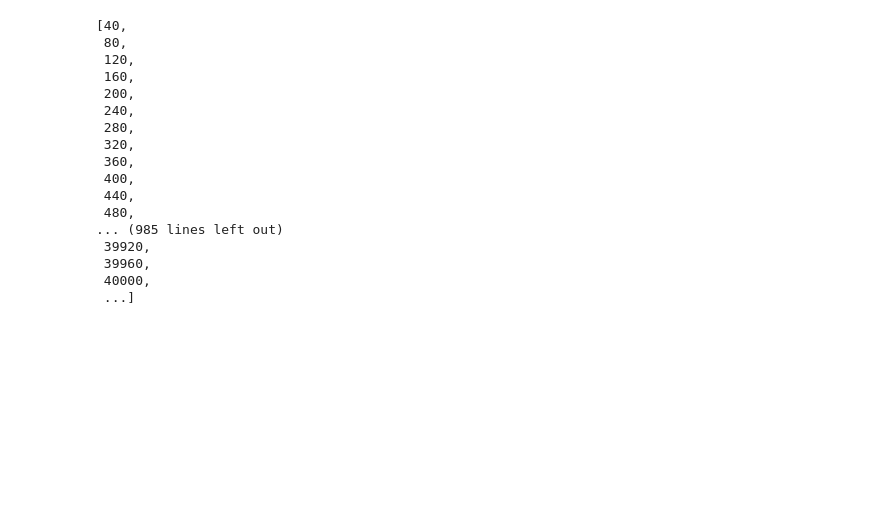
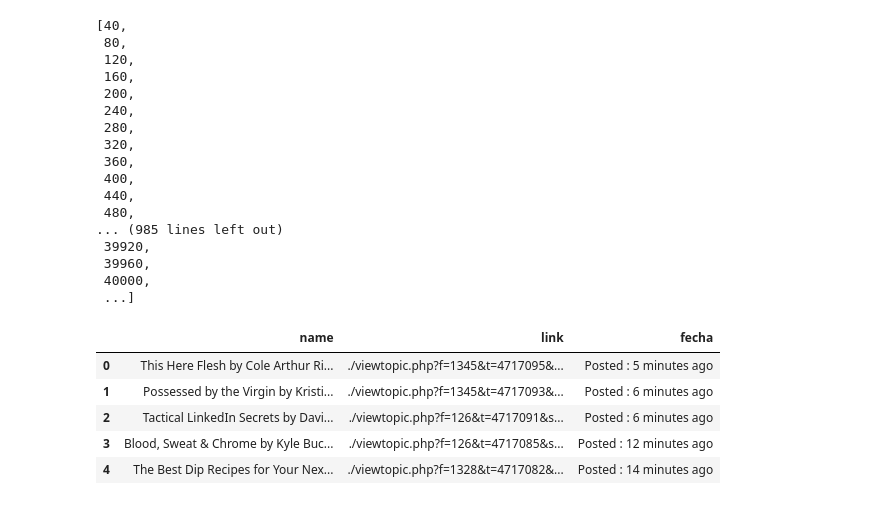
Before and after one commit to slarrain/Utils, a Jupyter notebook: mobilism/Mobilism Parser.ipynb, the cells around one changed output. Cells and saved outputs as stored; diff of their text form; code cells hidden in the pictures; blank space fills up the shorter version.

```diff
--- a/mobilism/Mobilism Parser.ipynb
+++ b/mobilism/Mobilism Parser.ipynb
@@ -149,0 +153,14 @@ list(range(5, 1125760, 40))
+# %%
+with open("listado_libros.json") as f:
+    d = json.load(f)
+# %%
+df = pd.DataFrame(d)
+# %%
+df.head()
+# %% [output]
+|  | name | link | fecha |
+| 0 | This Here Flesh by Cole Arthur Ri... | ./viewtopic.php?f=1345&t=4717095&... | Posted : 5 minutes ago |
+| 1 | Possessed by the Virgin by Kristi... | ./viewtopic.php?f=1345&t=4717093&... | Posted : 6 minutes ago |
+| 2 | Tactical LinkedIn Secrets by Davi... | ./viewtopic.php?f=126&t=4717091&s... | Posted : 6 minutes ago |
+| 3 | Blood, Sweat & Chrome by Kyle Buc... | ./viewtopic.php?f=126&t=4717085&s... | Posted : 12 minutes ago |
+| 4 | The Best Dip Recipes for Your Nex... | ./viewtopic.php?f=1328&t=4717082&... | Posted : 14 minutes ago |
```
Also changed, not shown: parts of 38 cells of this notebook, 1 other file.
